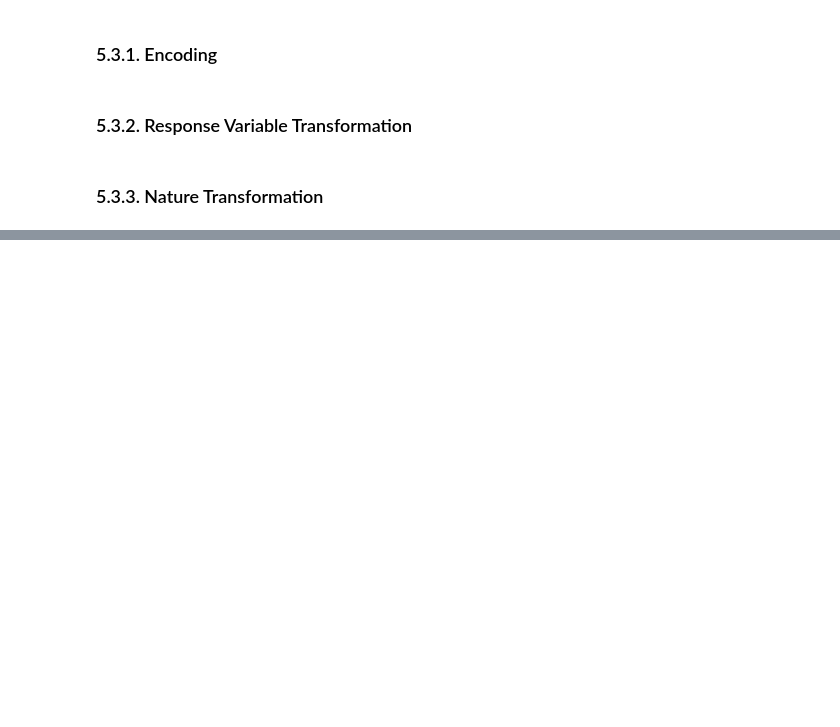
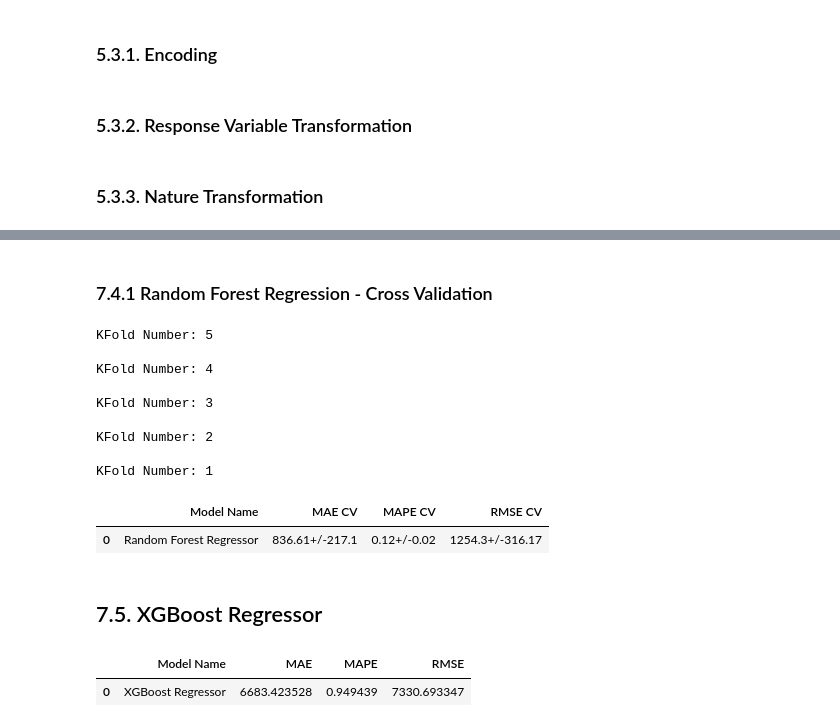
Before and after one commit to cainrodrigues/data_science_em_producao, a Jupyter notebook: m06_v01_store_sales_prediction.ipynb, the cells around one changed output, grey strips where cells are left out. Cells and saved outputs as stored; diff of their text form; code cells hidden in the pictures; blank space fills up the shorter version.

```diff
--- a/m06_v01_store_sales_prediction.ipynb
+++ b/m06_v01_store_sales_prediction.ipynb
@@ -1306,0 +1242,53 @@ a = cross_validation(model_name = 'Linear Regression',x_training = x_training,kf
+# %% [markdown]
+### 7.4.1 Random Forest Regression - Cross Validation
+# %%
+rf_result_cv = cross_validation(model=rf,
+                 model_name = 'Random Forest Regressor',
+                 x_training = x_training,
+                 kfold = 5,
+                 verbose = True)
+rf_result_cv
+# %% [output]
+KFold Number: 5
+
+KFold Number: 4
+
+KFold Number: 3
+
+KFold Number: 2
+
+KFold Number: 1
+|  | Model Name | MAE CV | MAPE CV | RMSE CV |
+| 0 | Random Forest Regressor | 836.61+/-217.1 | 0.12+/-0.02 | 1254.3+/-316.17 |
+# %% [markdown]
+## 7.5. XGBoost Regressor
+# %%
+# model
+model_xgb = xgb.XGBRegressor(objective = 'reg:squarederror',
+                      n_estimators = 100,
+                      eta = 0.01, # how many iterations used for learning
+                      max_depth = 10, # max ramifications that model can reach
+                      subsample = 0.7, # variables' percentage that's used for sampling to select most relevant features
+                      colsample_bytree = 0.9).fit(x_train_boruta, y_train)
+
+# prediction
+yhat_xgb = model_xgb.predict(x_test)
+
+# performance
+xgb_result = ml_error('XGBoost Regressor', np.expm1(y_test), np.expm1(yhat_xgb) )
+xgb_result
+
+model_xgb = xgb.XGBRegressor(objective = 'reg:squarederror',
+                             n_estimators = 100,
+                             eta = 0.01,
+                             max_depth = 10,
+                             subsample = 0.7,
+                             colsample_bytree = 0.9).fit(x_train_boruta, y_train)
+#prediction
+yhat_xgb = model_xgb.predict(x_test)
+#performance
+xgb_result = ml_error('XGBoost Regressor', np.expm1(y_test), np.expm1(yhat_xgb))
+xgb_result
+# %% [output]
+|  | Model Name | MAE | MAPE | RMSE |
+| 0 | XGBoost Regressor | 6683.423528 | 0.949439 | 7330.693347 |
```
Also changed, not shown: parts of 89 cells of this notebook.
